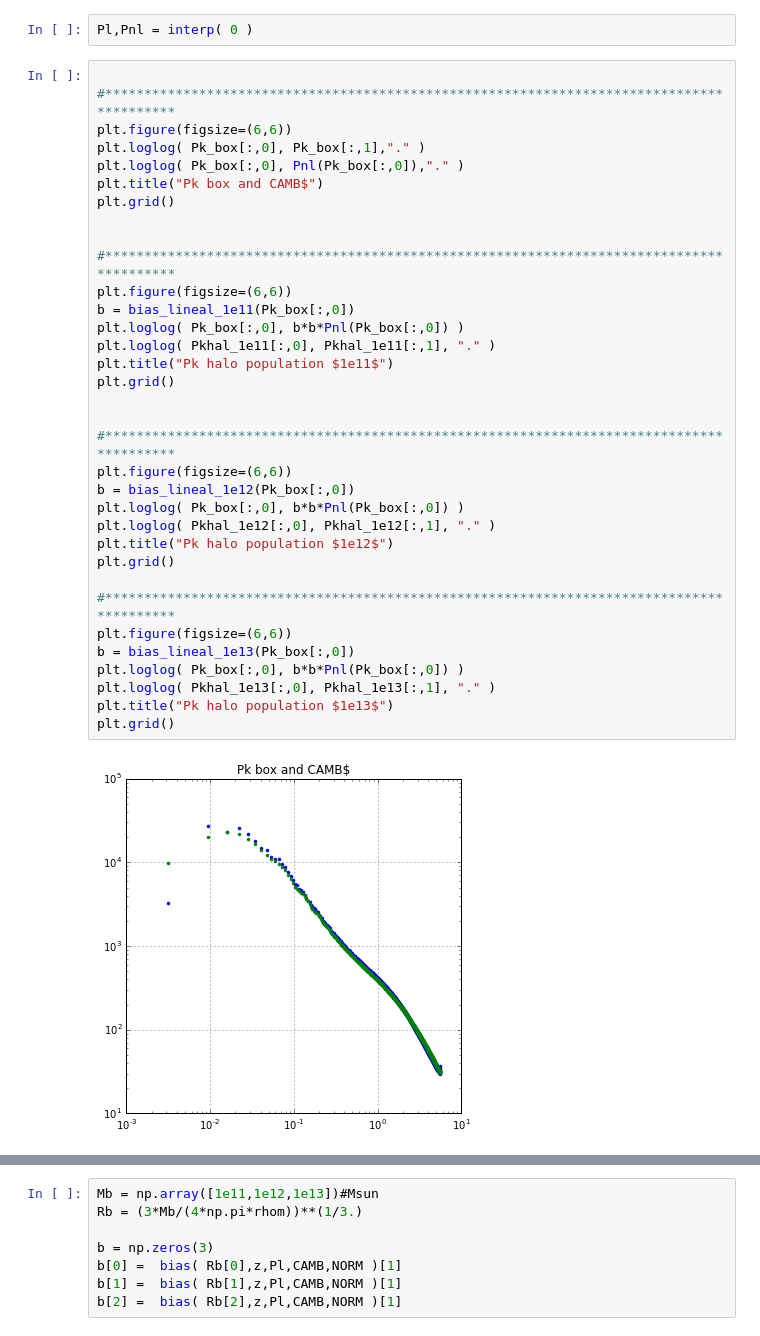
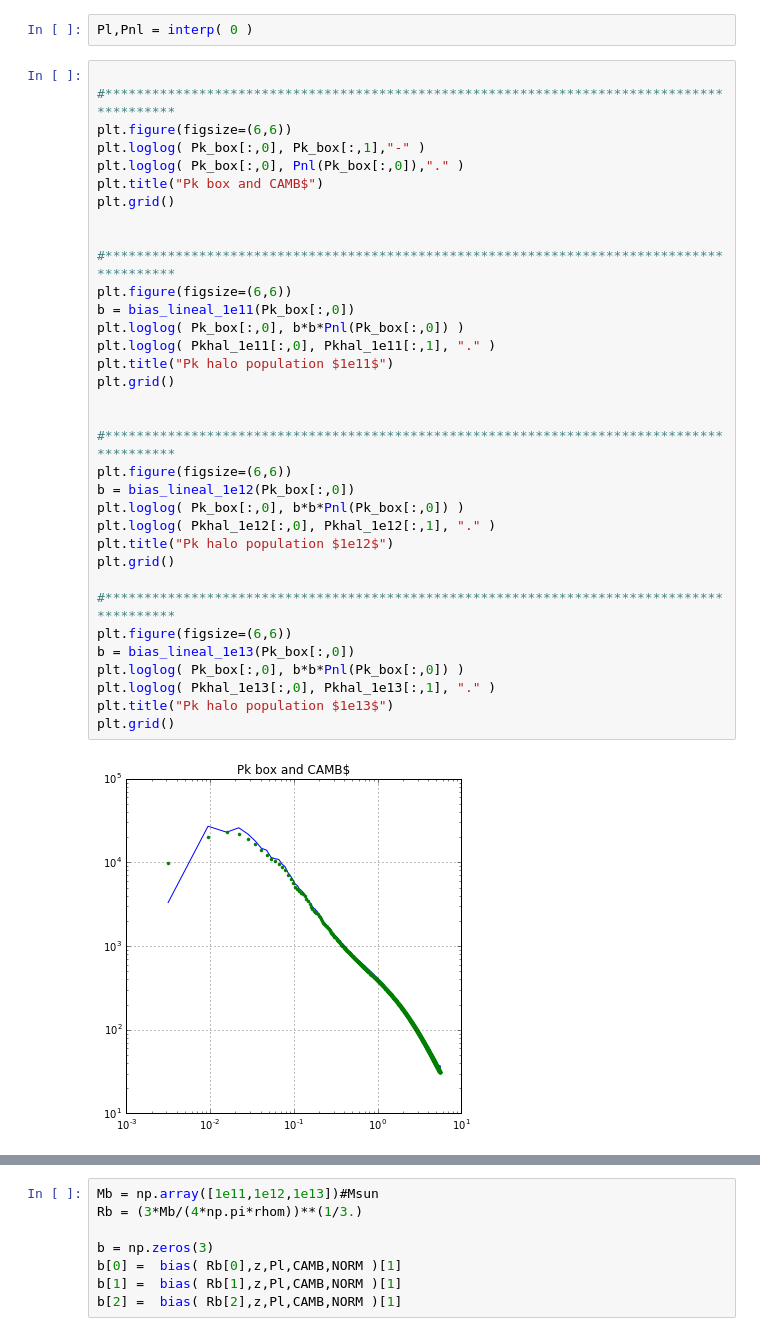
Before and after one commit to NATYML/Power-spectrum, a Jupyter notebook: CAMB/Bias.ipynb, the cells around one changed output, grey strips where cells are left out. Cells and saved outputs as stored; diff of their text form.

```diff
--- a/CAMB/Bias.ipynb
+++ b/CAMB/Bias.ipynb
@@ -477,38 +477,38 @@ Pl,Pnl = interp( 0 )
 
 #*****************************************************************************************
 plt.figure(figsize=(6,6))
-plt.loglog( Pk_box[:,0], Pk_box[:,1],"." )
+plt.loglog( Pk_box[:,0], Pk_box[:,1],"-" )
 plt.loglog( Pk_box[:,0], Pnl(Pk_box[:,0]),"." )
 plt.title("Pk box and CAMB$")
 plt.grid()
 
 
 #*****************************************************************************************
 plt.figure(figsize=(6,6))
 b = bias_lineal_1e11(Pk_box[:,0])
 plt.loglog( Pk_box[:,0], b*b*Pnl(Pk_box[:,0]) )
 plt.loglog( Pkhal_1e11[:,0], Pkhal_1e11[:,1], "." )
 plt.title("Pk halo population $1e11$")
 plt.grid()
 
 
 #*****************************************************************************************
 plt.figure(figsize=(6,6))
 b = bias_lineal_1e12(Pk_box[:,0])
 plt.loglog( Pk_box[:,0], b*b*Pnl(Pk_box[:,0]) )
 plt.loglog( Pkhal_1e12[:,0], Pkhal_1e12[:,1], "." )
 plt.title("Pk halo population $1e12$")
 plt.grid()
 
 #*****************************************************************************************
 plt.figure(figsize=(6,6))
 b = bias_lineal_1e13(Pk_box[:,0])
 plt.loglog( Pk_box[:,0], b*b*Pnl(Pk_box[:,0]) )
 plt.loglog( Pkhal_1e13[:,0], Pkhal_1e13[:,1], "." )
 plt.title("Pk halo population $1e13$")
 plt.grid()
 # %% [output]
-[figure, old version]
+[figure, new version]
 [figure]
 [figure]
 [figure]
```
Also changed, not shown: parts of 1 cell of this notebook.
